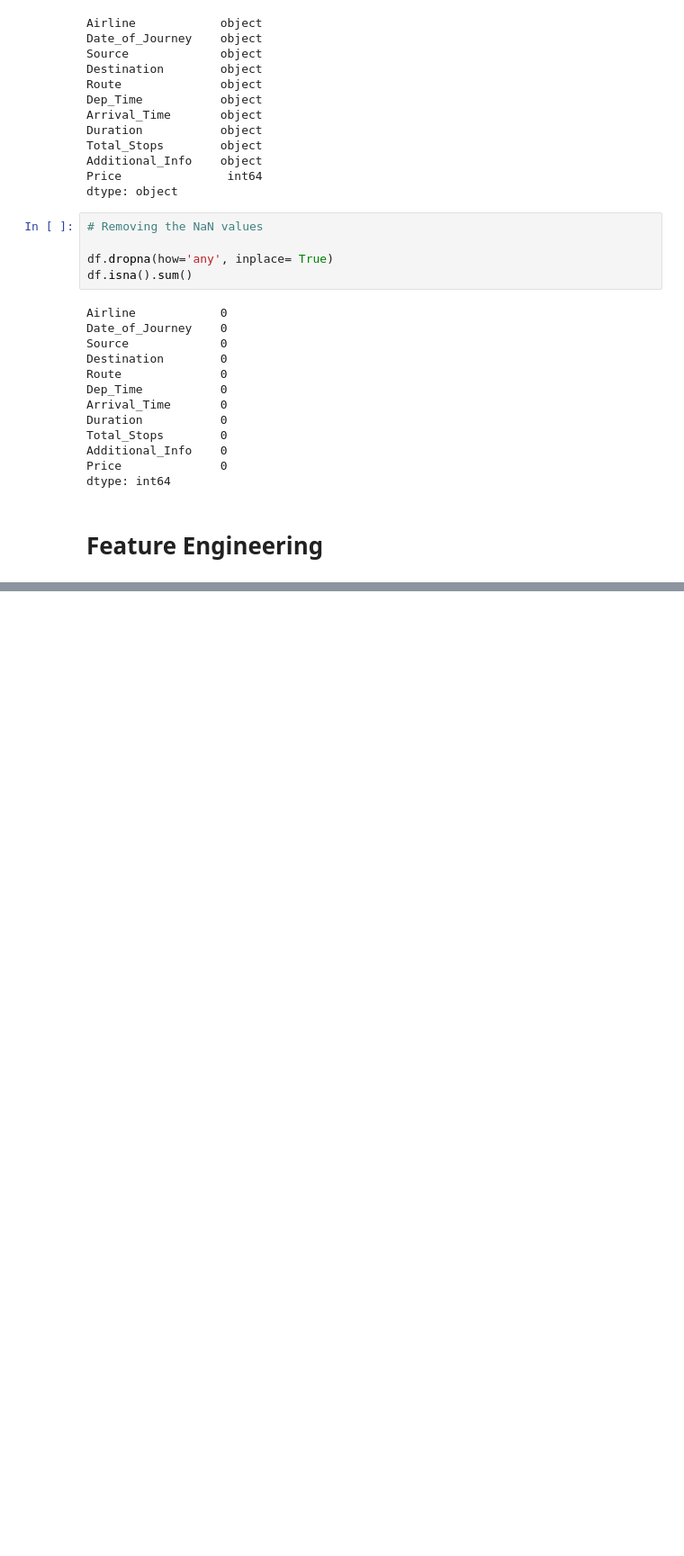
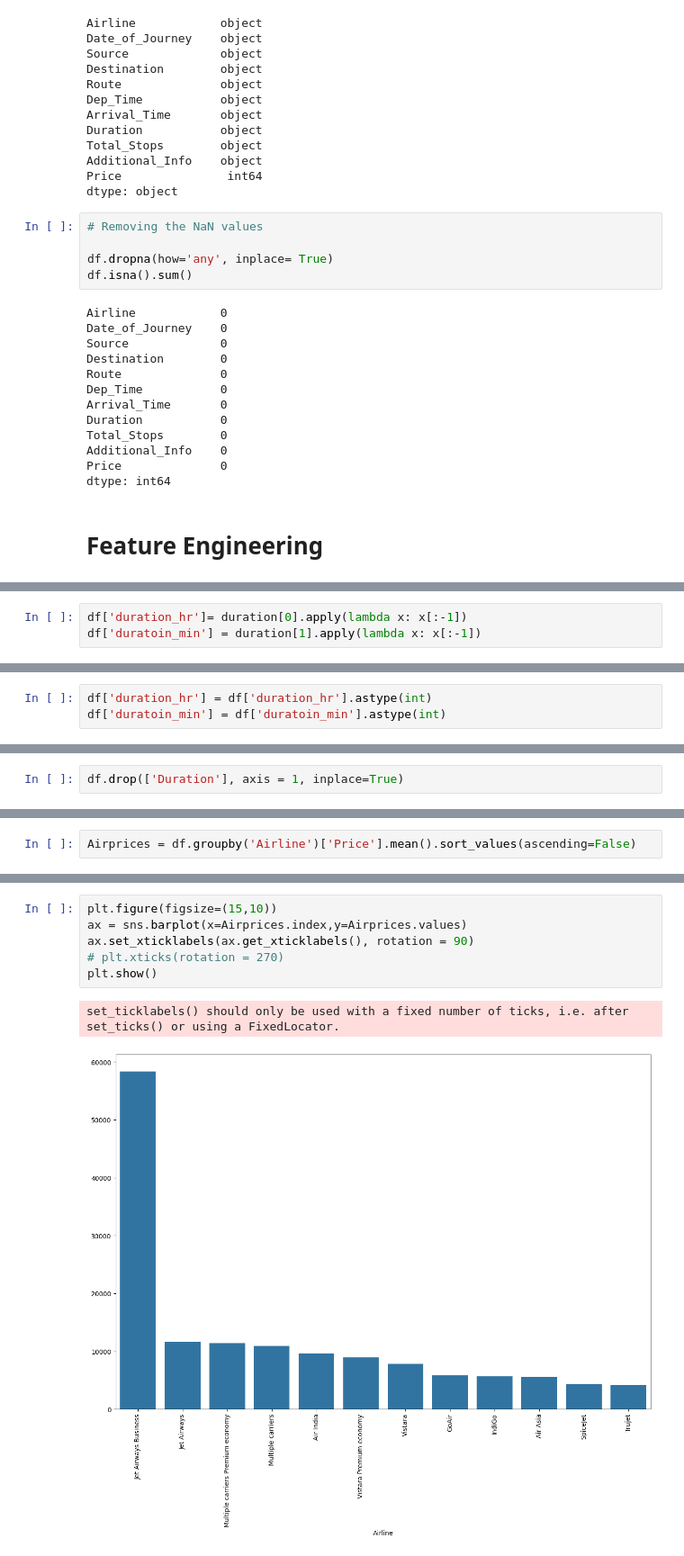
Before and after one commit to siddhartha1104/MachineLearning, a Jupyter notebook: personal/Cloud_Heroku_Deployment/Predict_flight_price/Flight_price_prediction.ipynb, the cells around one changed output, grey strips where cells are left out. Shown at 90% size. Saved outputs shown, nothing was run; the diff lists cells and outputs as text; blank space fills up the shorter version.

```diff
--- a/personal/Cloud_Heroku_Deployment/Predict_flight_price/Flight_price_prediction.ipynb
+++ b/personal/Cloud_Heroku_Deployment/Predict_flight_price/Flight_price_prediction.ipynb
@@ -85,0 +162,3 @@ dtype: int64
+# %%
+df['duration_hr']= duration[0].apply(lambda x: x[:-1])
+df['duratoin_min'] = duration[1].apply(lambda x: x[:-1])
@@ -85,0 +192,3 @@ dtype: int64
+# %%
+df['duration_hr'] = df['duration_hr'].astype(int)
+df['duratoin_min'] = df['duratoin_min'].astype(int)
@@ -85,0 +215,2 @@ dtype: int64
+# %%
+df.drop(['Duration'], axis = 1, inplace=True)
@@ -85,0 +247,2 @@ dtype: int64
+# %%
+Airprices = df.groupby('Airline')['Price'].mean().sort_values(ascending=False)
@@ -85,0 +266,9 @@ dtype: int64
+# %%
+plt.figure(figsize=(15,10))
+ax = sns.barplot(x=Airprices.index,y=Airprices.values)
+ax.set_xticklabels(ax.get_xticklabels(), rotation = 90)
+# plt.xticks(rotation = 270)
+plt.show()
+# %% [output]
+set_ticklabels() should only be used with a fixed number of ticks, i.e. after set_ticks() or using a FixedLocator.
+[figure, added]
```
Also changed, not shown: parts of 64 cells of this notebook, 1 other file.
